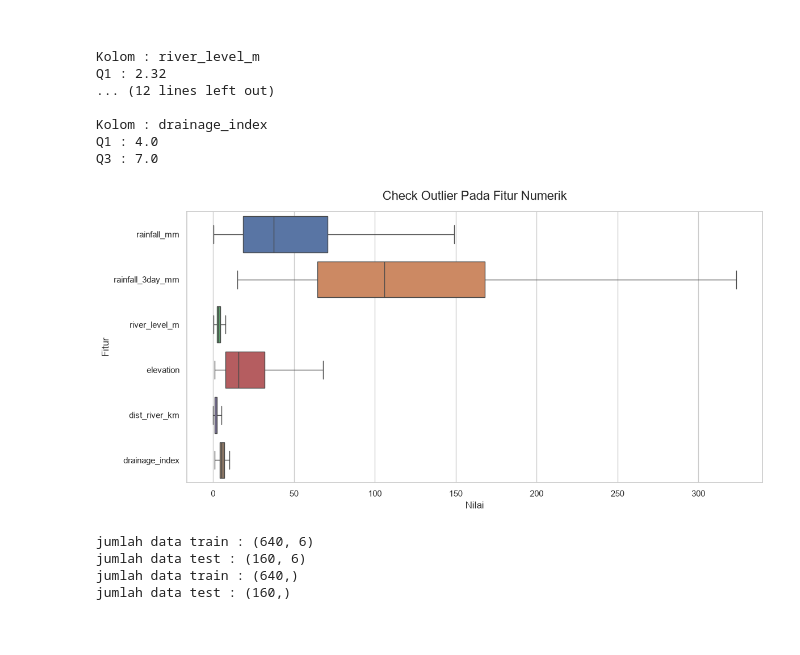
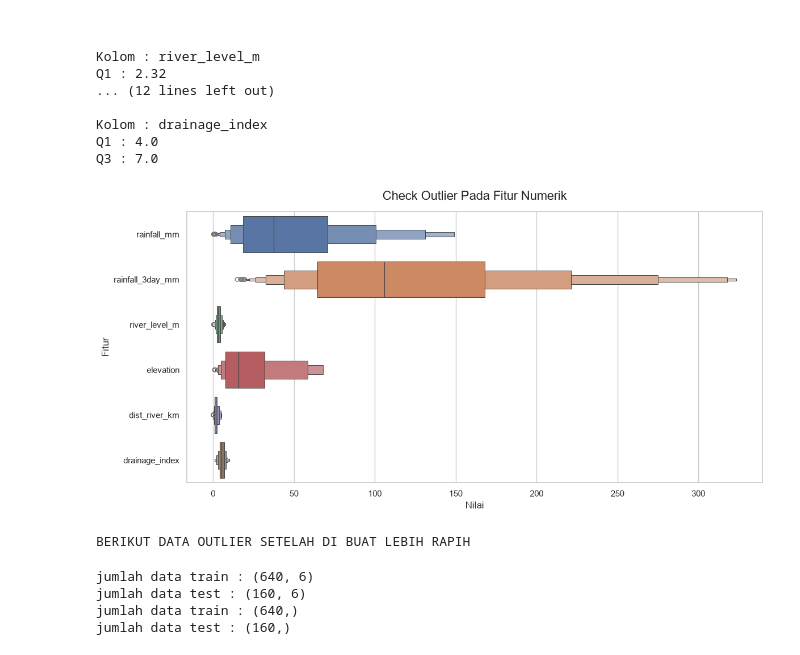
Before and after one commit to livetzy/LearnDC, a Jupyter notebook: TADC.ipynb, the cells around one changed output. Saved outputs shown, nothing was run; the diff lists cells and outputs as text; code cells hidden in the pictures.

```diff
--- a/TADC.ipynb
+++ b/TADC.ipynb
@@ -196,15 +196,18 @@ Q3 : 7.0
 # %%
 data = num_cols
 plt.figure(figsize=(12,6))
-sns.boxplot(data=df[data], orient='h')
+sns.boxenplot(data=df[data], orient='h')
 plt.title("Check Outlier Pada Fitur Numerik", fontsize=16 , pad=15)
 plt.xlabel("Nilai" , fontsize=12)
 plt.ylabel("Fitur", fontsize=12)
 
 plt.tight_layout()
 plt.show()
+
+print("berikut data outlier setelah di buat lebih rapih".upper())
 # %% [output]
-[figure, old version]
+[figure, new version]
+BERIKUT DATA OUTLIER SETELAH DI BUAT LEBIH RAPIH
 # %%
 x = df[num_cols]
 y = df['flood']
```
Also changed, not shown: parts of 1 cell of this notebook, 1 other file.
